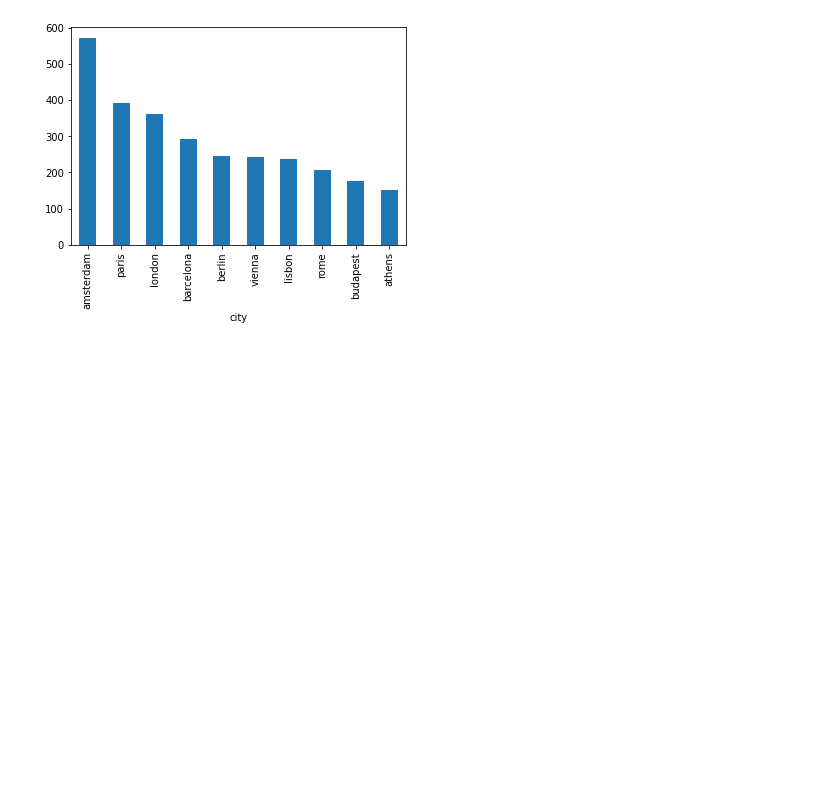
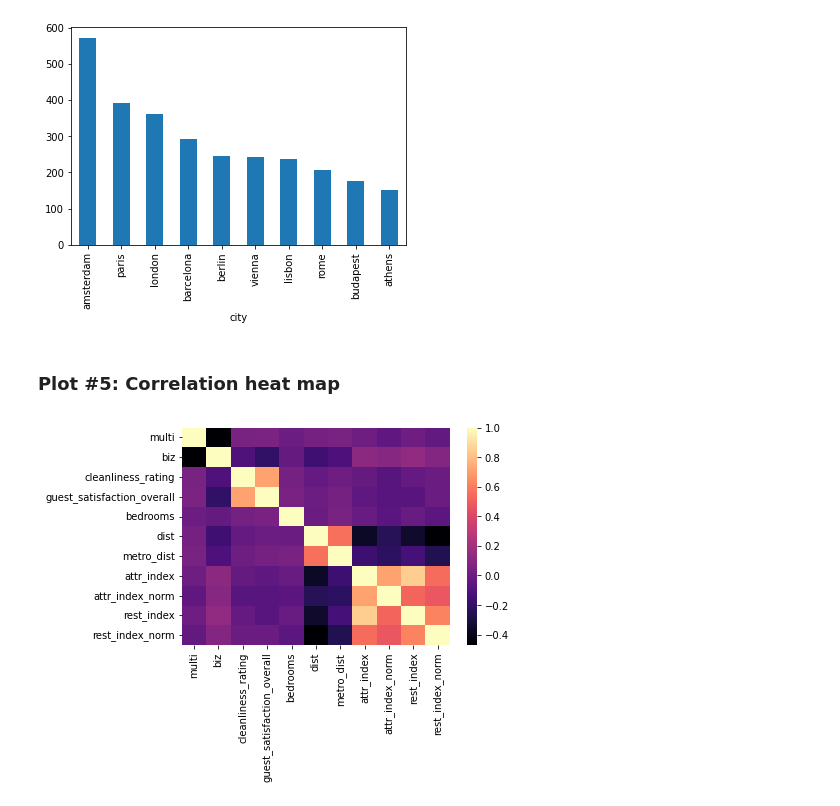
Before and after one commit to Hrithik0015/ECON323_Project, a Jupyter notebook: Project_Report.ipynb, the cells around one changed output. Cells and saved outputs as stored; diff of their text form; code cells hidden in the pictures; blank space fills up the shorter version.

```diff
--- a/Project_Report.ipynb
+++ b/Project_Report.ipynb
@@ -156,3 +158,14 @@ avg_price.sort_values(ascending=False).plot.bar()
 # %% [output]
 <AxesSubplot: xlabel='city'>
 [figure]
+# %% [markdown]
+### Plot #5: Correlation heat map
+# %%
+# Heatmap
+df_heatmap = df.select_dtypes(include=np.number).iloc[:,2:-2]
+df_heatmap
+
+sns.heatmap(df_heatmap.corr(), annot = False, cmap = 'magma')
+plt.show()
+# %% [output]
+[figure, added]
```
Also changed, not shown: parts of 19 cells of this notebook.
